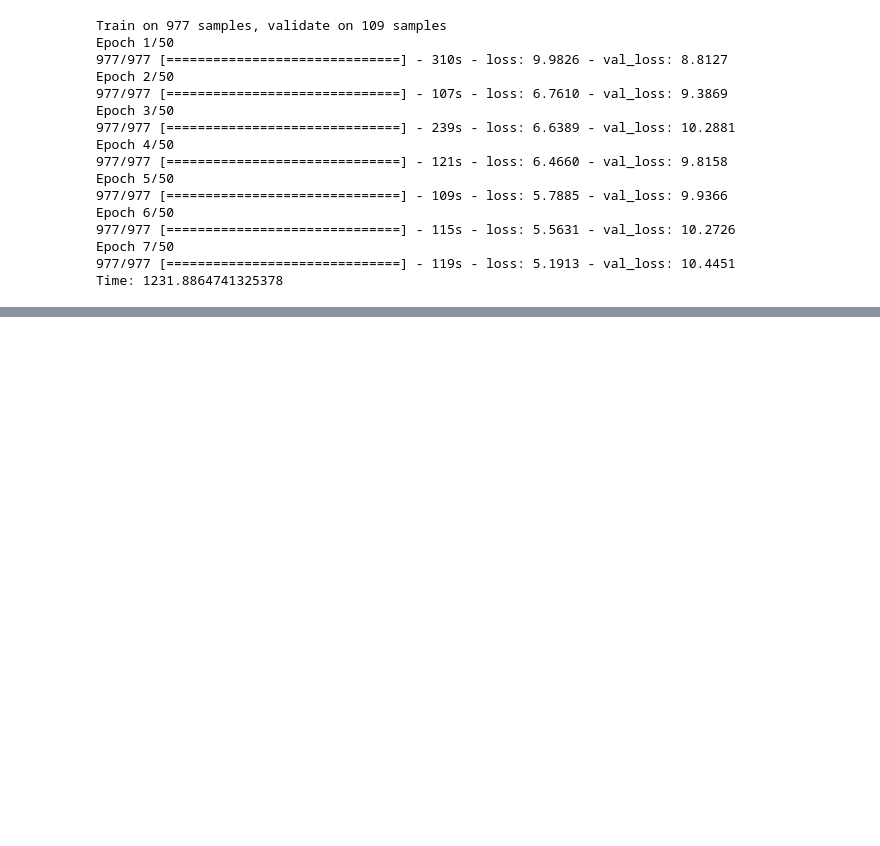
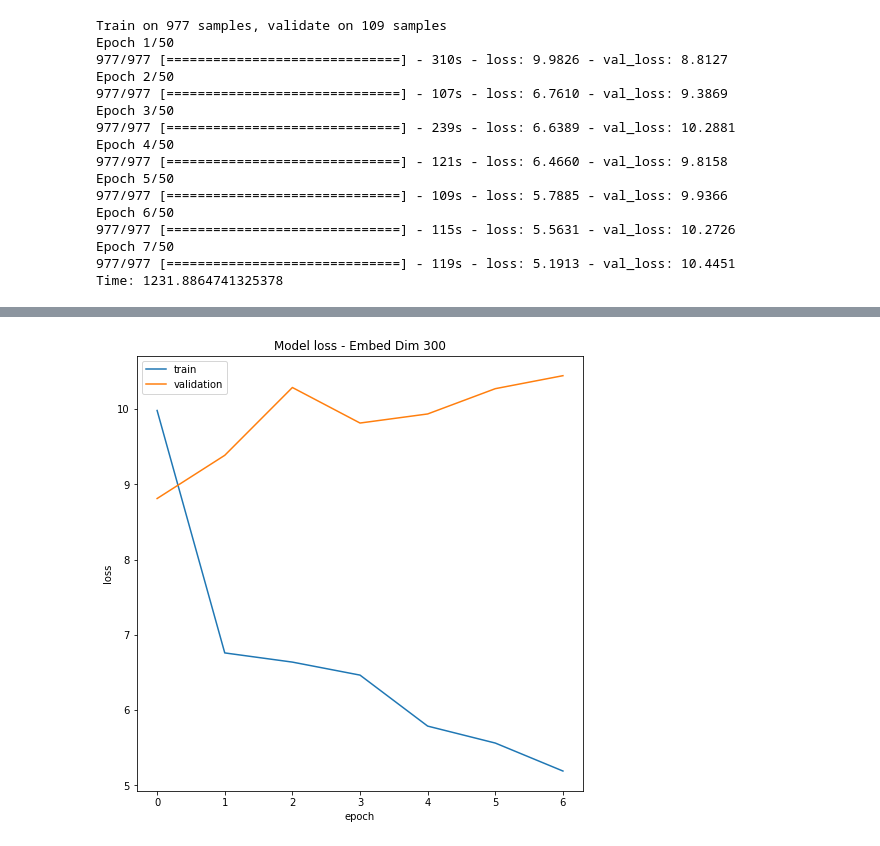
Before and after one commit to JC-B/nlp-subject-headline-project, a Jupyter notebook: model2_do_it_all.ipynb, the cells around one changed output, grey strips where cells are left out. Cells and saved outputs as stored; diff of their text form; code cells hidden in the pictures; blank space fills up the shorter version.

```diff
--- a/model2_do_it_all.ipynb
+++ b/model2_do_it_all.ipynb
@@ -194,0 +202,4 @@ if __name__ == '__main__':
+# %%
+plot_model_perf(300)
+# %% [output]
+[figure, added]
```
Also changed, not shown: parts of 11 cells of this notebook.
